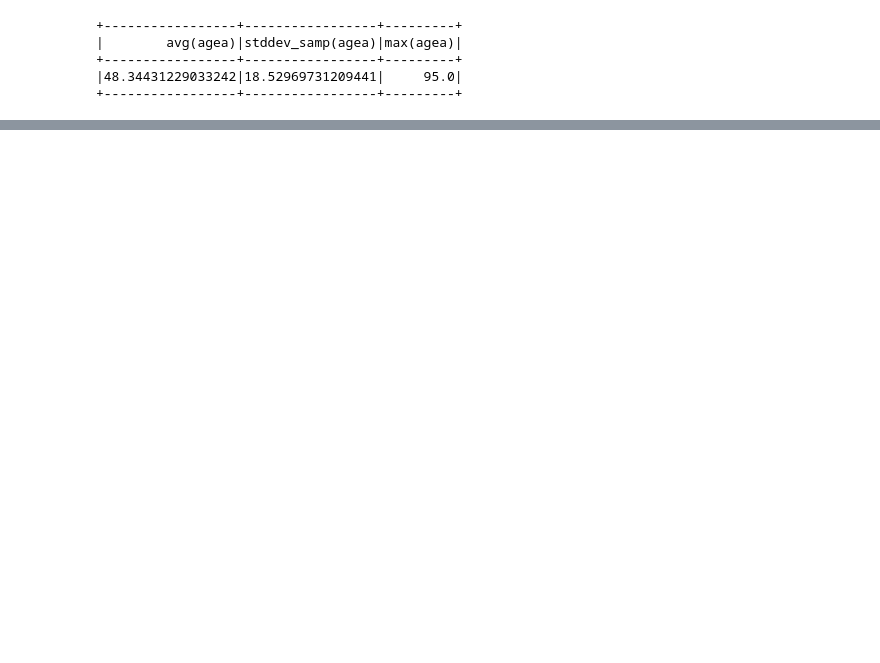
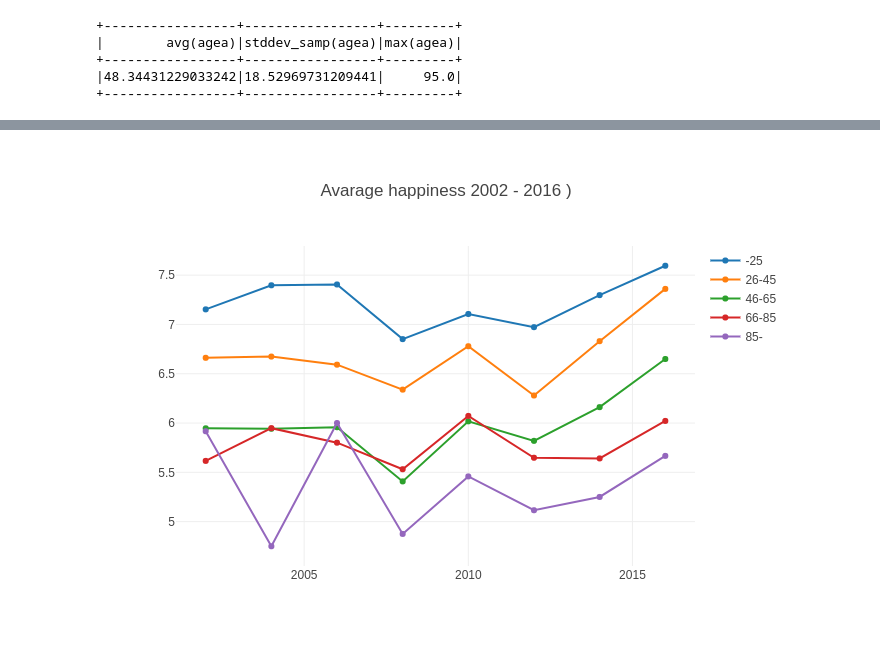
Before and after one commit to longaviktor/BME_pyspark_practice, a Jupyter notebook: pyspark_basics_plotly.ipynb, the cells around one changed output, grey strips where cells are left out. Saved outputs shown, nothing was run; the diff lists cells and outputs as text; code cells hidden in the pictures; blank space fills up the shorter version.

```diff
--- a/pyspark_basics_plotly.ipynb
+++ b/pyspark_basics_plotly.ipynb
@@ -112,7 +115,7 @@ df_age3 = df2.filter(col('happy') < 11).filter(col('agea') > 45).filter(col('age
 df_age4 = df2.filter(col('happy') < 11).filter(col('agea') > 65).filter(col('agea') <= 85).select('happy','essround').groupBy('essround').mean('happy').sort(col('essround').desc()).toPandas()
 df_age5 = df2.filter(col('happy') < 11).filter(col('agea') > 85).select('happy','essround').groupBy('essround').mean('happy'). sort(col('essround').desc()).toPandas()
 # %%
-py.iplot({
+fig = go.Figure({
     "data": [ go.Scatter( x= df_age1['essround'], y= df_age1['avg(happy)'], name='-25' ),
               go.Scatter( x= df_age2['essround'], y= df_age2['avg(happy)'], name='26-45' ),
               go.Scatter( x= df_age3['essround'], y= df_age3['avg(happy)'], name='46-65' ),
@@ -125,0 +127,4 @@ py.iplot({
+# %%
+Image(plotly.io.to_image(fig))
+# %% [output]
+[figure, added]
```
Also changed, not shown: parts of 7 cells of this notebook.
